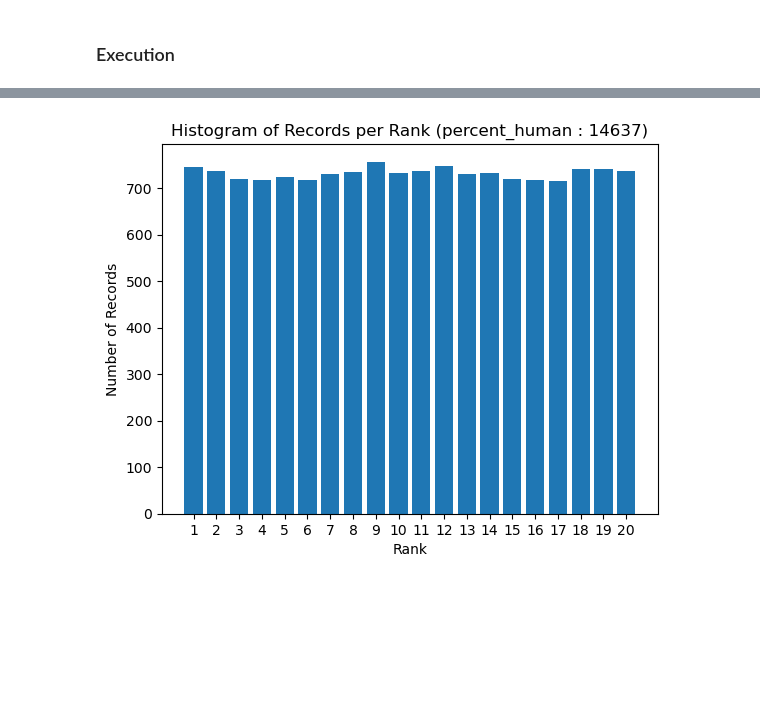
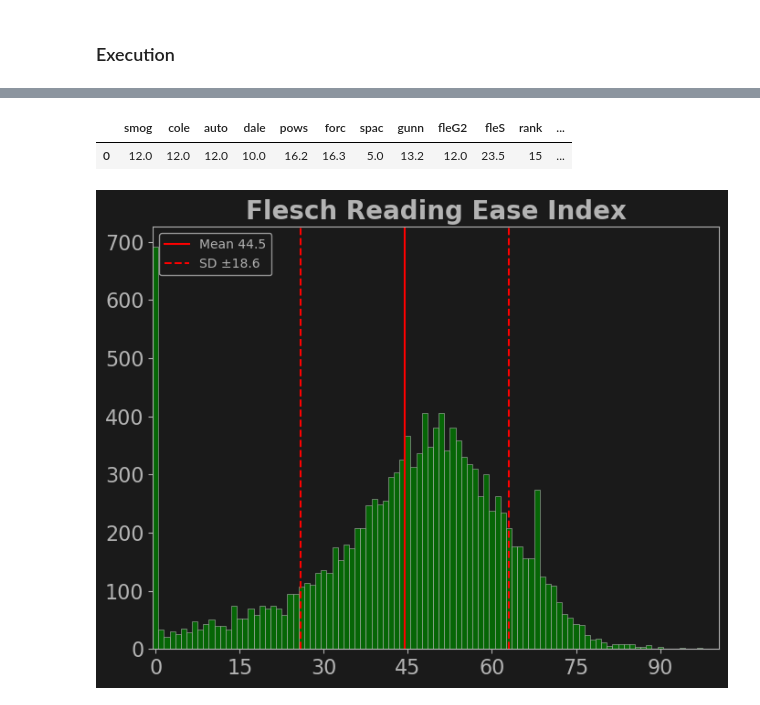
Before and after one commit to Magmafish/SerpGS, a Jupyter notebook: sandbox.ipynb, the cells around one changed output, grey strips where cells are left out. Drawn from its saved outputs; the diff is of its cells as text; code cells hidden in the pictures; blank space fills up the shorter version.

Commit message:
plot update

```diff
--- a/sandbox.ipynb
+++ b/sandbox.ipynb
@@ -494,4 +278,21 @@ def histplot(df, fmin, fmax):
-# %%
-histplot(df, 0, 100)
-# %% [output]
-[figure, removed]
+# %%
+df = pd.read_csv('data/combined_final.csv')
+df.tail(1)
+df = df.drop(columns={'text', 'link'})
+df.head(1)
+#df = df.drop(columns={'hcs', 'aics'})
+# %% [output]
+|  | smog | cole | auto | dale | pows | forc | spac | gunn | fleG2 | fleS | rank | ... |
+| 0 | 12.0 | 12.0 | 12.0 | 10.0 | 16.2 | 16.3 | 5.0 | 13.2 | 12.0 | 23.5 | 15 | ... |
+# %%
+rename_dict = {'smog': 'Smog Index', 'cole': 'Coleman-Liau Index', 'auto': 'Automated Readability Index', 'dale': 'Dale-Chall Index', 'pows': 'Powers-Sumner-Kearl Index', 'forc': 'FORCAST Grade', 'spac': 'Spache Readability Grade', 'gunn': 'Gunning-Fog Index', 'fleG2': 'Flesch-Kincaid Grade', 'fleS': 'Flesch Reading Ease Index'}
+df = df.rename(columns=rename_dict)
+# %%
+new_order = ['rank', 'Flesch Reading Ease Index', 'Gunning-Fog Index', 'FORCAST Grade', 'Dale-Chall Index', 'Powers-Sumner-Kearl Index','Automated Readability Index', 'Flesch-Kincaid Grade', 'Coleman-Liau Index', 'Smog Index', 'Spache Readability Grade', 'word_count', 'aics', 'hcs']
+df = df.reindex(columns=new_order)
+# %%
+col = 'Flesch Reading Ease Index'
+fig, ax = hist_subplot(df, col, sd=1, dark_mode=True)
+plt.show()
+# %% [output]
+[figure, added]
```
Also changed, not shown: parts of 72 cells of this notebook.
